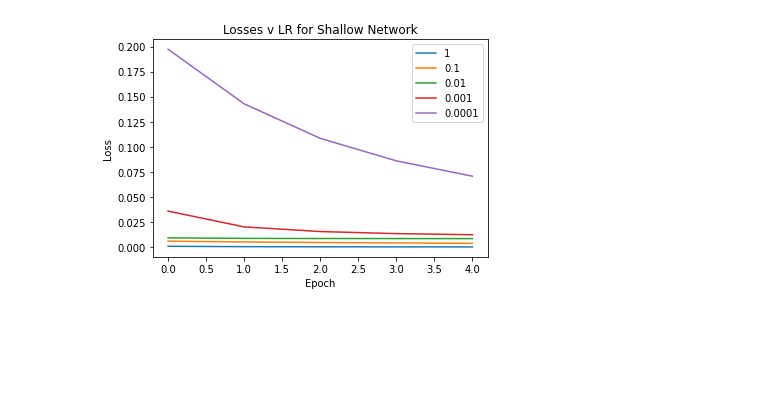
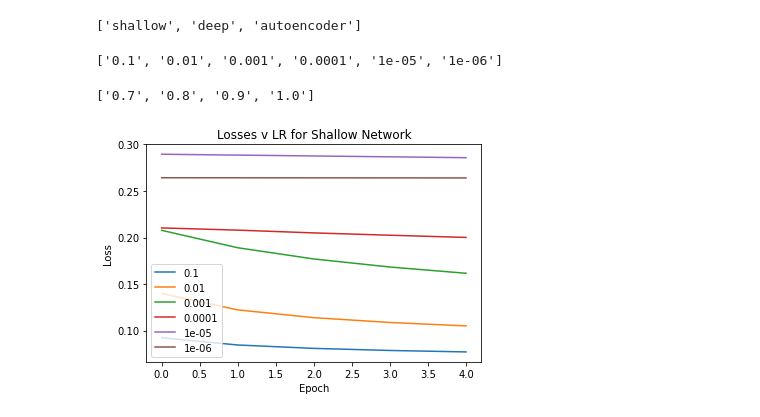
Before and after one commit to 170A-Capstone/Acoustic-Classification, a Jupyter notebook: grid_search_visualization.ipynb, the cells around one changed output. Drawn from its saved outputs; the diff is of its cells as text; code cells hidden in the pictures; blank space fills up the shorter version.

```diff
--- a/grid_search_visualization.ipynb
+++ b/grid_search_visualization.ipynb
@@ -1,2 +0,0 @@
-# %%
-data = {}
@@ -11,4 +0,0 @@ class Test():
-# %%
-a = 'a'
-data[a] = a
-data
@@ -17,3 +0,0 @@ data
-# %%
-data[Test.name()] = a
-data
@@ -105,3 +1,30 @@ plt.show()
 # %%
 import pandas as pd
 import matplotlib.pyplot as plt
+# %%
+import json
+
+# Specify the path to the JSON file
+file_path = "./model_params/mvd-moment-5/results.json"
+
+# Load the JSON file
+with open(file_path, "r") as json_file:
+    data = json.load(json_file)
+
+# pretty_json = json.dumps(data, indent=4)
+# print(pretty_json)
+# %%
+model_classes = list(data.keys())
+model_classes
+# %% [output]
+['shallow', 'deep', 'autoencoder']
+# %%
+lrs = list(data[model_classes[0]].keys())
+lrs
+# %% [output]
+['0.1', '0.01', '0.001', '0.0001', '1e-05', '1e-06']
+# %%
+momenta = list(data[model_classes[0]][lrs[0]].keys())
+momenta
+# %% [output]
+['0.7', '0.8', '0.9', '1.0']
@@ -108,9 +40,17 @@ import matplotlib.pyplot as plt
 # %%
-[plt.plot(loss,label=f'{lr}') for lr,loss in losses]
+model_class_i = 0
+
+attrs = list(data[model_classes[model_class_i]].values())
+losses = [list(attr.values())[-1]['loss'] for attr in attrs]
+losses = list(zip(data[model_classes[model_class_i]].keys(),losses))
+
+for lr,loss in losses:
+    plt.plot(loss,label=f'{lr}')
+
 plt.title('Losses v LR for Shallow Network')
 plt.xlabel('Epoch')
 plt.ylabel('Loss')
 plt.legend()
 plt.show()
 # %% [output]
-[figure, old version]
+[figure, new version]
```
Also changed, not shown: parts of 18 cells of this notebook, 16 other files.
